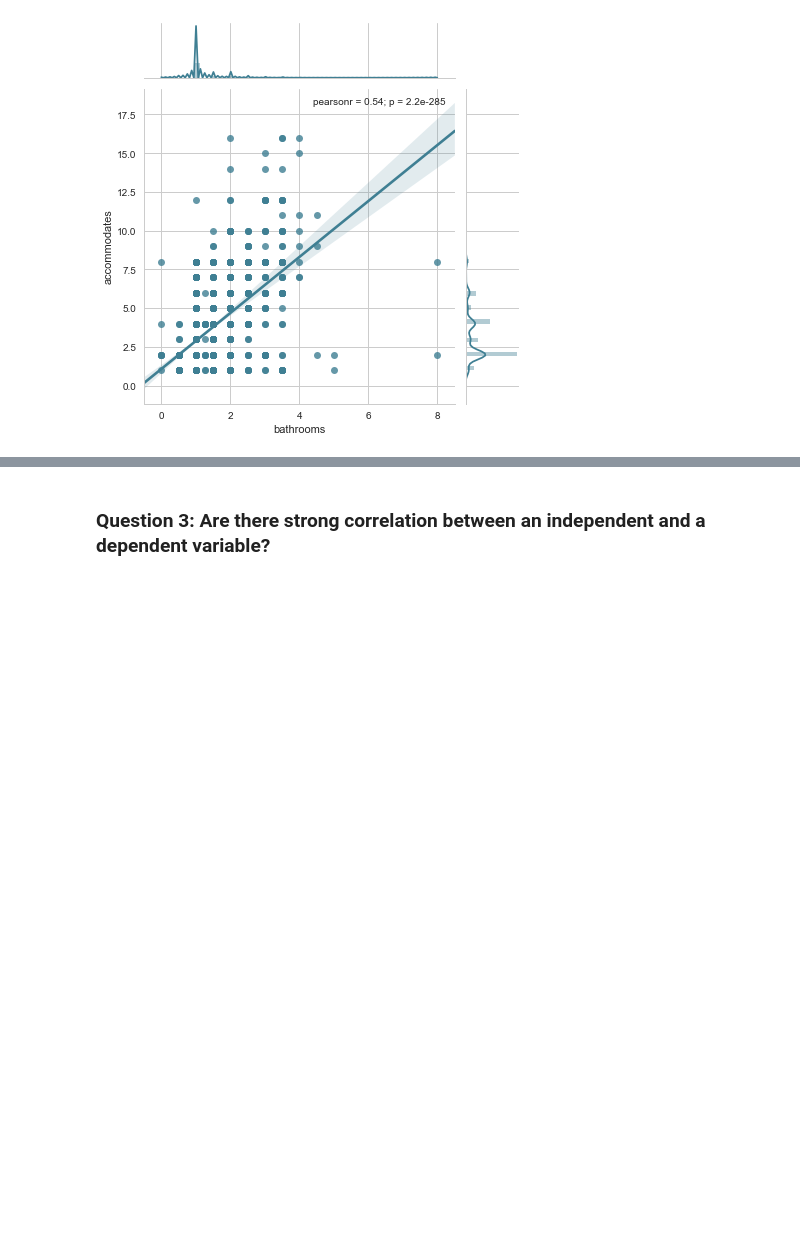
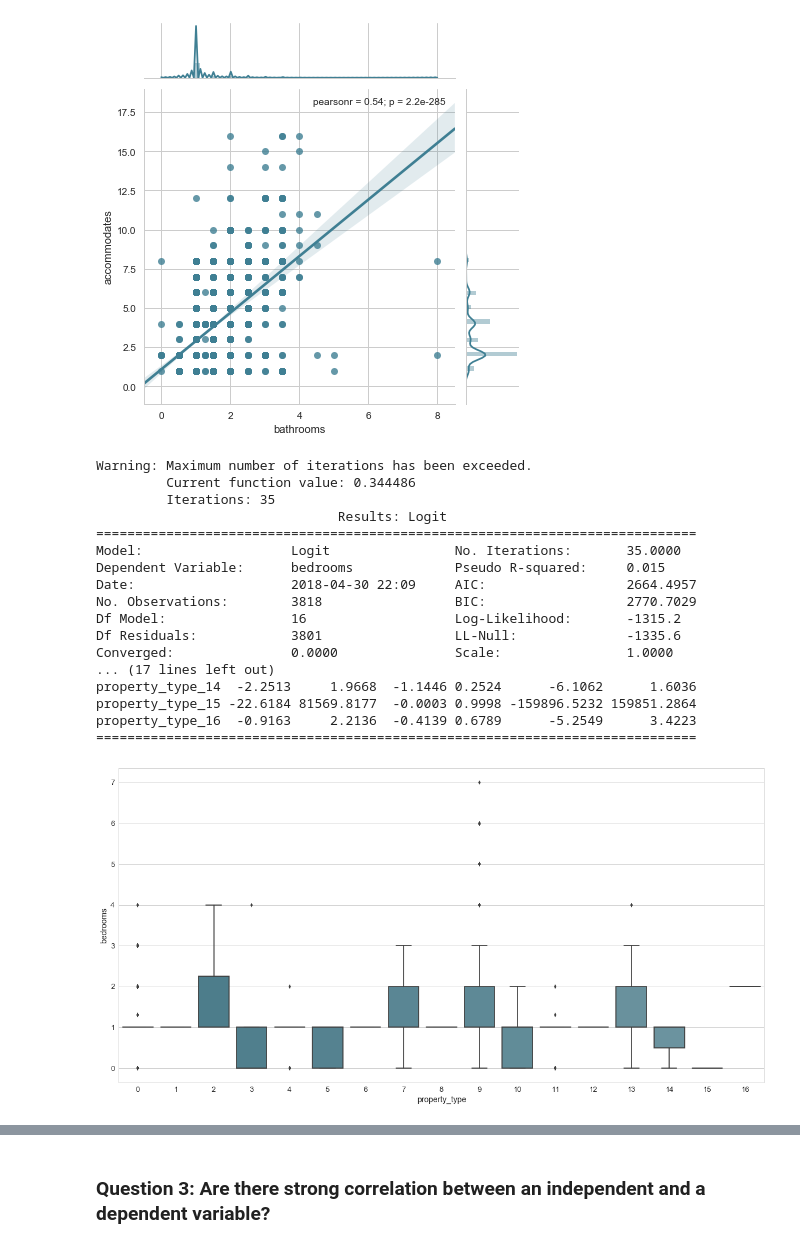
Before and after one commit to nicolechao/springboard-data-science, a Jupyter notebook: Capstone 1/Inferential Statistics/inferential_statistics.ipynb, the cells around one changed output, grey strips where cells are left out. Saved outputs shown, nothing was run; the diff lists cells and outputs as text; code cells hidden in the pictures; blank space fills up the shorter version.

Commit message:
Check correlation between more variables.

```diff
--- a/Capstone 1/Inferential Statistics/inferential_statistics.ipynb
+++ b/Capstone 1/Inferential Statistics/inferential_statistics.ipynb
@@ -134,30 +124,3 @@ pearson          0.59       0.00
 As we expected, accommodates, bedrooms, bathrooms, beds all have pearson's correlation coefficient > 0.5, which correlate well with listing price.
 # %% [markdown]
 ### Assuming listing price is correlated with property type & neighborhood. Let's verify.
-# %%
-import statsmodels.api as sm
-
-def anova_test(x, y, data):
-    values = data.groupby(x)[y].apply(list)
-    print(stats.f_oneway(*values))
-
-def logistic_test(x, y, data):
-    df_x_onehot = pd.get_dummies(df[x], prefix = x)
-    # df_property_type_onehot = df_property_type_onehot.drop(['property_type_0'], axis = 1)
-    df_x_onehot.head()
-
-    X = df_x_onehot
-    y = df[y] / np.max(df[y])
-
-    logit_model = sm.Logit(y, X)
-    result = logit_model.fit()
-    print(result.summary2())
-
-def report_category_x_vs_y(variables, y, df):
-    for var in variables:
-        print(var)
-        # anova_test(x = var, y = y, data = df)
-        logistic_test(x = var, y = y, data = df)
-        plot_box_plot(x = var, y = y, data = df)
-
-report_category_x_vs_y(['property_type'], y = 'price', df = df)
@@ -182,0 +127,14 @@ property_type_16 -1.9924   3.0773  -0.6475 0.5173  -8.0238  4.0389
+# %%
+import statsmodels.api as sm
+
+def logistic_test(X, y, df):
+    y = df[y] / np.max(df[y])
+
+    logit_model = sm.Logit(y, X)
+    result = logit_model.fit()
+    print(result.summary2())
+
+def report_categorical_x_vs_numerical_y(x, y, df):
+    df_x_onehot = pd.get_dummies(df[x], prefix = x)
+    logistic_test(X = df_x_onehot, y = y, df = df)
+    plot_box_plot(x = x, y = y, data = df)
@@ -241,3 +223,24 @@ report_x_vs_y(['bathrooms'], 'accommodates', df)
 bathrooms:
 pearson          0.54       0.00
 [figure]
+# %%
+report_categorical_x_vs_numerical_y(x = 'property_type', y = 'bedrooms', df = df)
+# %% [output]
+Warning: Maximum number of iterations has been exceeded.
+         Current function value: 0.344486
+         Iterations: 35
+                               Results: Logit
+=============================================================================
+Model:                   Logit                No. Iterations:       35.0000
+Dependent Variable:      bedrooms             Pseudo R-squared:     0.015
+Date:                    2018-04-30 22:09     AIC:                  2664.4957
+No. Observations:        3818                 BIC:                  2770.7029
+Df Model:                16                   Log-Likelihood:       -1315.2
+Df Residuals:            3801                 LL-Null:              -1335.6
+Converged:               0.0000               Scale:                1.0000
+... (17 lines left out)
+property_type_14  -2.2513     1.9668  -1.1446 0.2524      -6.1062      1.6036
+property_type_15 -22.6184 81569.8177  -0.0003 0.9998 -159896.5232 159851.2864
+property_type_16  -0.9163     2.2136  -0.4139 0.6789      -5.2549      3.4223
+=============================================================================
+[figure, added]
```
Also changed, not shown: parts of 18 cells of this notebook.
